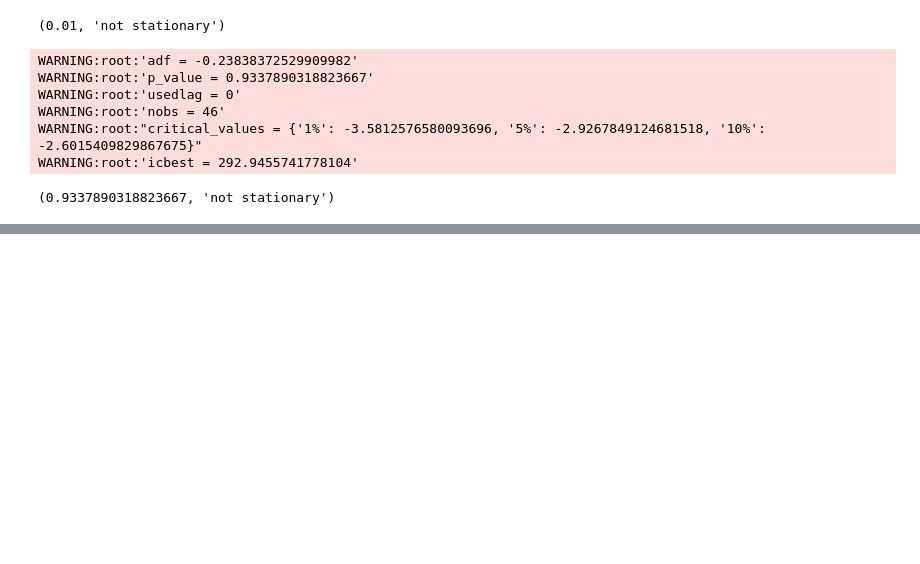
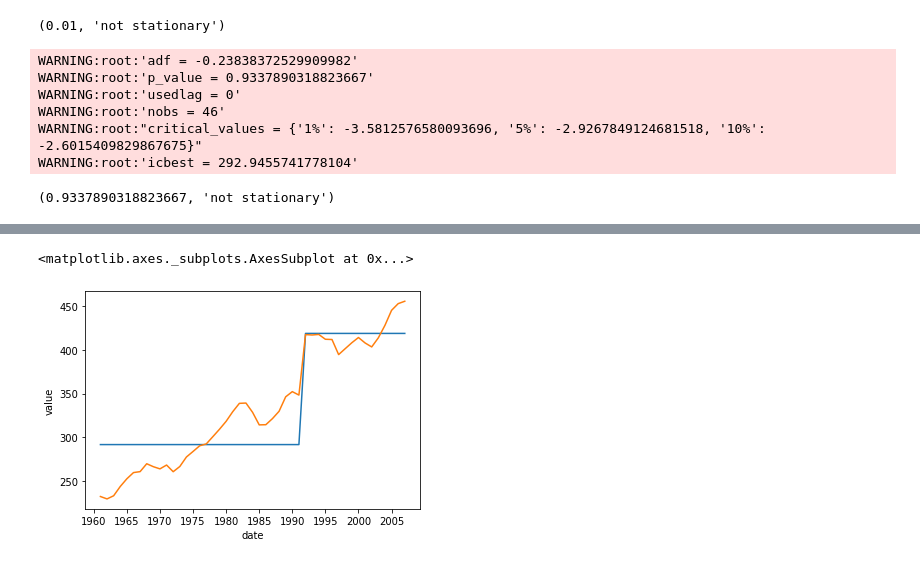
Before and after one commit to wilsonify/ThoughtfulMachineLearning, a Jupyter notebook: notebooks/stationary_kpss_adf.ipynb, the cells around one changed output, grey strips where cells are left out. Cells and saved outputs as stored; diff of their text form; code cells hidden in the pictures; blank space fills up the shorter version.

```diff
--- a/notebooks/stationary_kpss_adf.ipynb
+++ b/notebooks/stationary_kpss_adf.ipynb
@@ -81,0 +111,10 @@ WARNING:root:'icbest = 292.9455741778104'
+# %%
+predicted = pd.Series(clf.predict(X),name='predicted')
+# %%
+livestock_df = livestock_df.join(predicted,lsuffix='',rsuffix='_discard')
+# %%
+sns.lineplot(data=livestock_df,x='date',y='predicted')
+sns.lineplot(data=livestock_df,x='date',y='value')
+# %% [output]
+<matplotlib.axes._subplots.AxesSubplot at 0x...>
+[figure, added]
```
Also changed, not shown: parts of 26 cells of this notebook.
